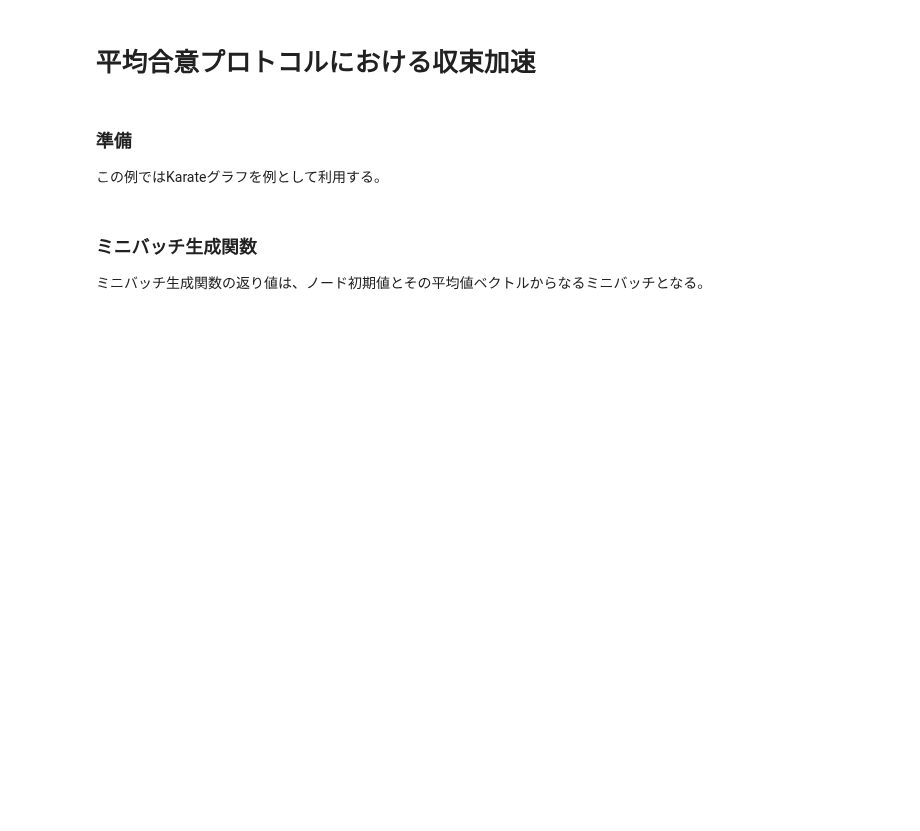
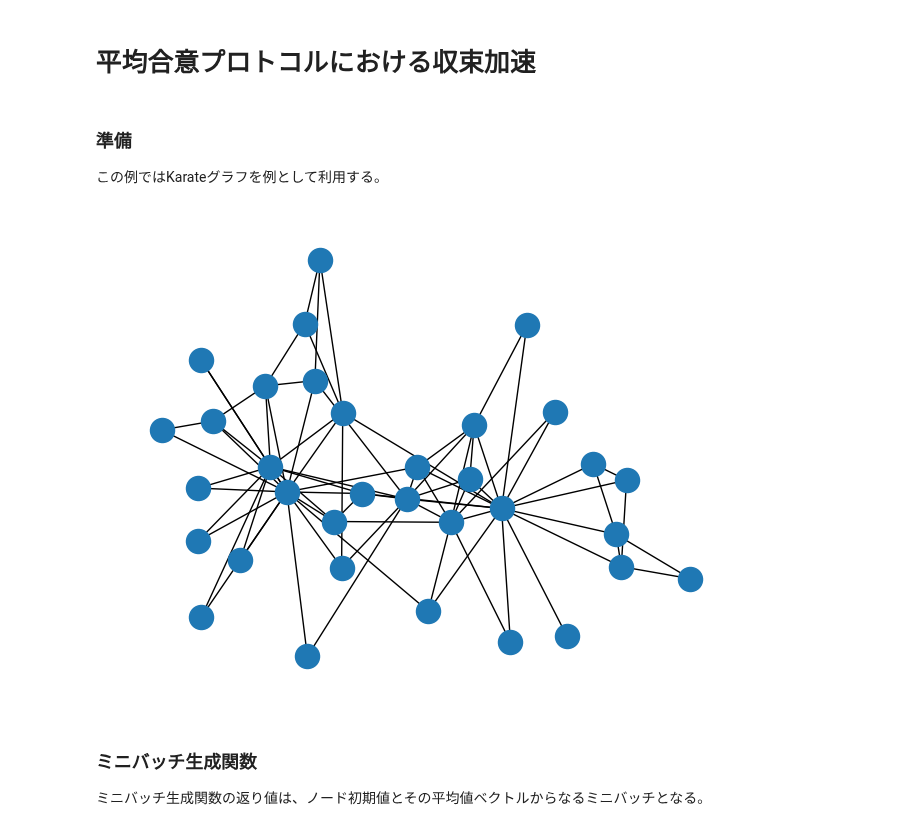
Before and after one commit to gomi-kuzu/model_base_deep, a Jupyter notebook: work/TranslateToPy/Chapter_5/DU-consensus_py.ipynb, the cells around one changed output. Saved outputs shown, nothing was run; the diff lists cells and outputs as text; code cells hidden in the pictures; blank space fills up the shorter version.

```diff
--- a/work/TranslateToPy/Chapter_5/DU-consensus_py.ipynb
+++ b/work/TranslateToPy/Chapter_5/DU-consensus_py.ipynb
@@ -35,6 +35,10 @@ num_itr = 75
 adam_lr = 5e-4
 max_inner = 50
 L = jnp.array(L)
+# %%
+nx.draw(g)
+# %% [output]
+[figure, added]
 # %% [markdown]
 ### ミニバッチ生成関数
 
```
